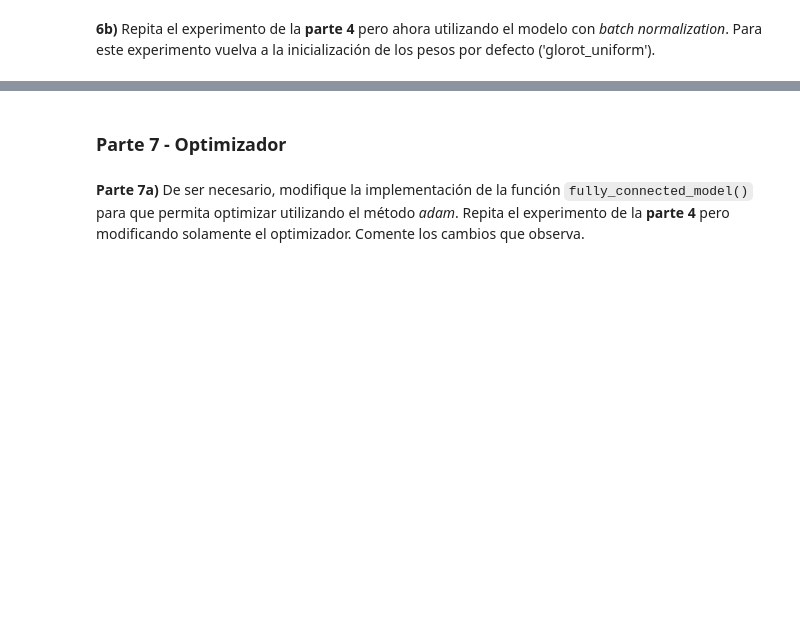
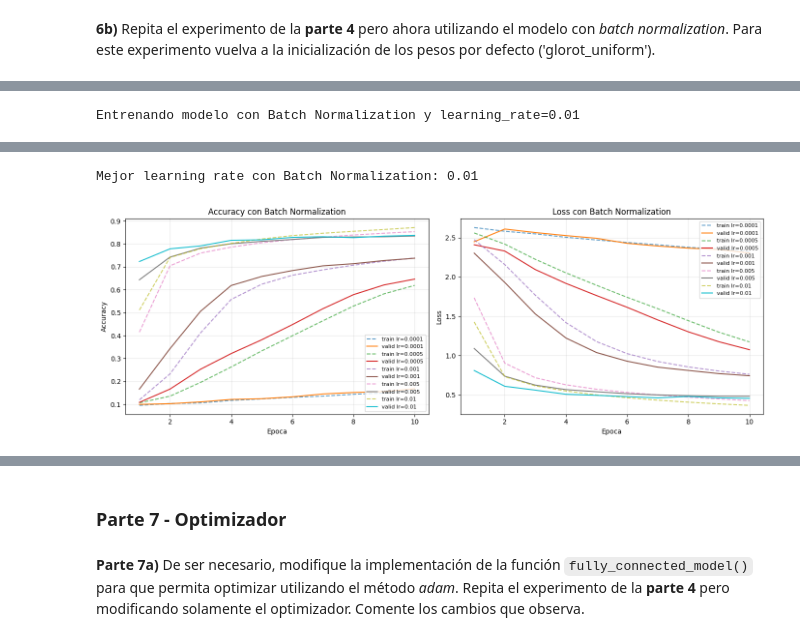
Before and after one commit to srodriguez-lefebre/Machine-Learning-Notebooks, a Jupyter notebook: 6TAA_Fashion-MNIST.ipynb, the cells around one changed output, grey strips where cells are left out. Saved outputs shown, nothing was run; the diff lists cells and outputs as text; code cells hidden in the pictures; blank space fills up the shorter version.

```diff
--- a/6TAA_Fashion-MNIST.ipynb
+++ b/6TAA_Fashion-MNIST.ipynb
@@ -235,2 +799,79 @@ Modifique la implementación de la función *fully_connected_model* para que adm
 # %% [markdown]
 **6b)** Repita el experimento de la **parte 4** pero ahora utilizando el modelo con *batch normalization*. Para este experimento vuelva a la inicialización de los pesos por defecto ('glorot_uniform').
+# %%
+# 6b.
+if "learning_rates" not in globals():
+    raise RuntimeError("Ejecute primero la parte 4 para definir learning_rates.")
+
+batch_norm_histories = {}
+batch_norm_results = []
+
+for learning_rate in learning_rates:
+    keras.utils.set_random_seed(42)
+    batch_norm_model = fully_connected_model(
+        input_shape=X_train.shape[1:],
+        n_hiddens=20,
+        n_neurons=100,
+        activation="relu",
+        optimizer="sgd",
+        learning_rate=learning_rate,
+        kernel_initializer="glorot_uniform",
+        use_batch_norm=True,
+    )
+
+    print(f"Entrenando modelo con Batch Normalization y learning_rate={learning_rate:g}")
+    history = batch_norm_model.fit(
+        X_train,
+        y_train,
+        epochs=10,
+        batch_size=128,
+        validation_data=(X_valid, y_valid),
+        verbose=0,
+    )
+
+    batch_norm_histories[learning_rate] = history
+    batch_norm_results.append(
+        {
+            "learning_rate": learning_rate,
+            "train_accuracy": history.history["accuracy"][-1],
+            "valid_accuracy": history.history["val_accuracy"][-1],
+            "train_loss": history.history["loss"][-1],
+            "valid_loss": history.history["val_loss"][-1],
+        }
+    )
+
+batch_norm_results_df = (
+    pd.DataFrame(batch_norm_results)
+    .sort_values("valid_accuracy", ascending=False)
+    .reset_index(drop=True)
+)
+best_batch_norm_learning_rate = batch_norm_results_df.loc[0, "learning_rate"]
+
+display(batch_norm_results_df)
+print(f"Mejor learning rate con Batch Normalization: {best_batch_norm_learning_rate:g}")
+
+fig, axes = plt.subplots(1, 2, figsize=(14, 5))
+
+for learning_rate, history in batch_norm_histories.items():
+    epochs = range(1, len(history.history["accuracy"]) + 1)
+    label = f"lr={learning_rate:g}"
+    axes[0].plot(epochs, history.history["accuracy"], linestyle="--", alpha=0.7, label=f"train {label}")
+    axes[0].plot(epochs, history.history["val_accuracy"], label=f"valid {label}")
+    axes[1].plot(epochs, history.history["loss"], linestyle="--", alpha=0.7, label=f"train {label}")
+    axes[1].plot(epochs, history.history["val_loss"], label=f"valid {label}")
+
+axes[0].set_title("Accuracy con Batch Normalization")
+axes[0].set_xlabel("Epoca")
+axes[0].set_ylabel("Accuracy")
+axes[0].legend(fontsize=8)
+axes[0].grid(alpha=0.3)
+
+axes[1].set_title("Loss con Batch Normalization")
+axes[1].set_xlabel("Epoca")
+axes[1].set_ylabel("Loss")
+axes[1].legend(fontsize=8)
+axes[1].grid(alpha=0.3)
+
+plt.tight_layout()
+plt.show()
+# %% [output]
@@ -236,0 +896 @@ Modifique la implementación de la función *fully_connected_model* para que adm
+Entrenando modelo con Batch Normalization y learning_rate=0.01
@@ -236,0 +905,2 @@ Modifique la implementación de la función *fully_connected_model* para que adm
+Mejor learning rate con Batch Normalization: 0.01
+[figure, added]
```
Also changed, not shown: parts of 31 cells of this notebook.
